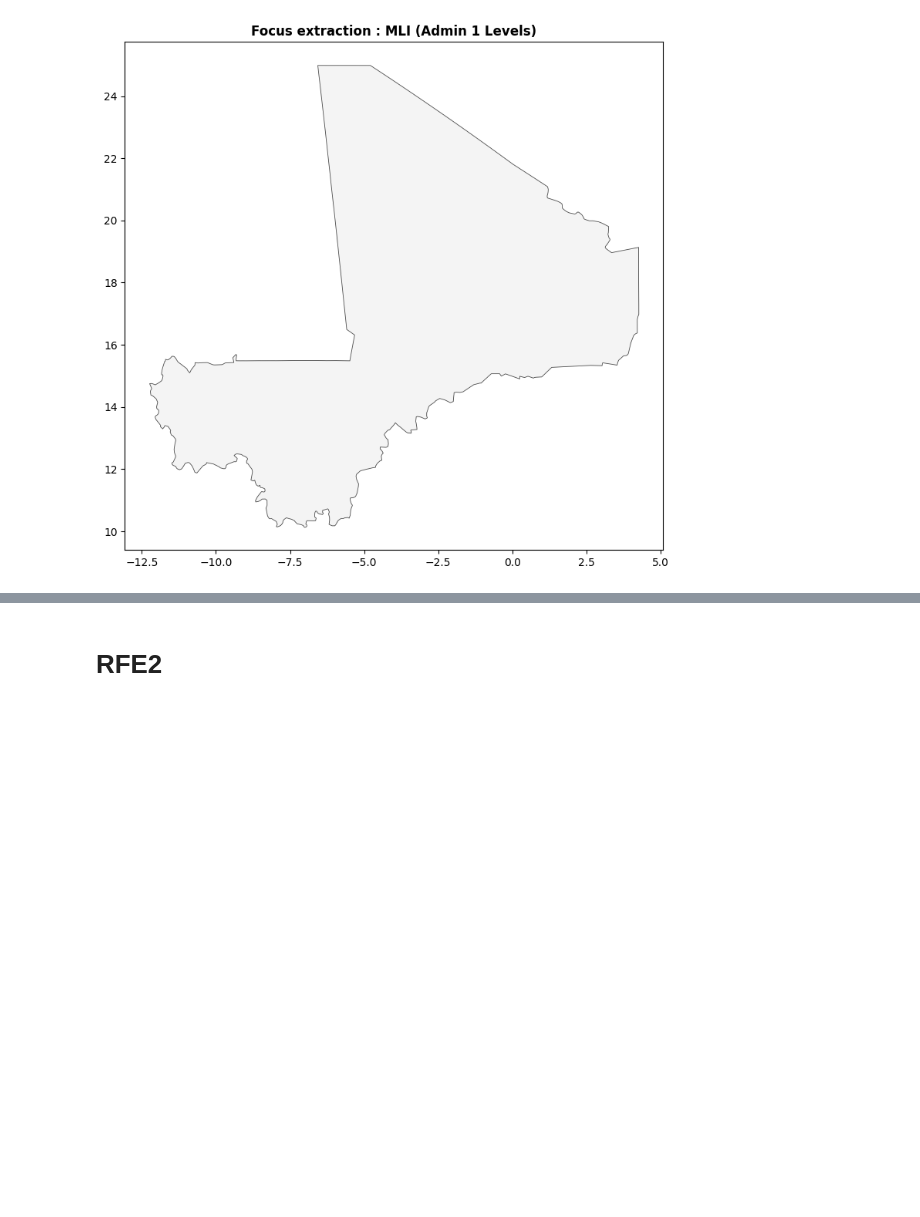
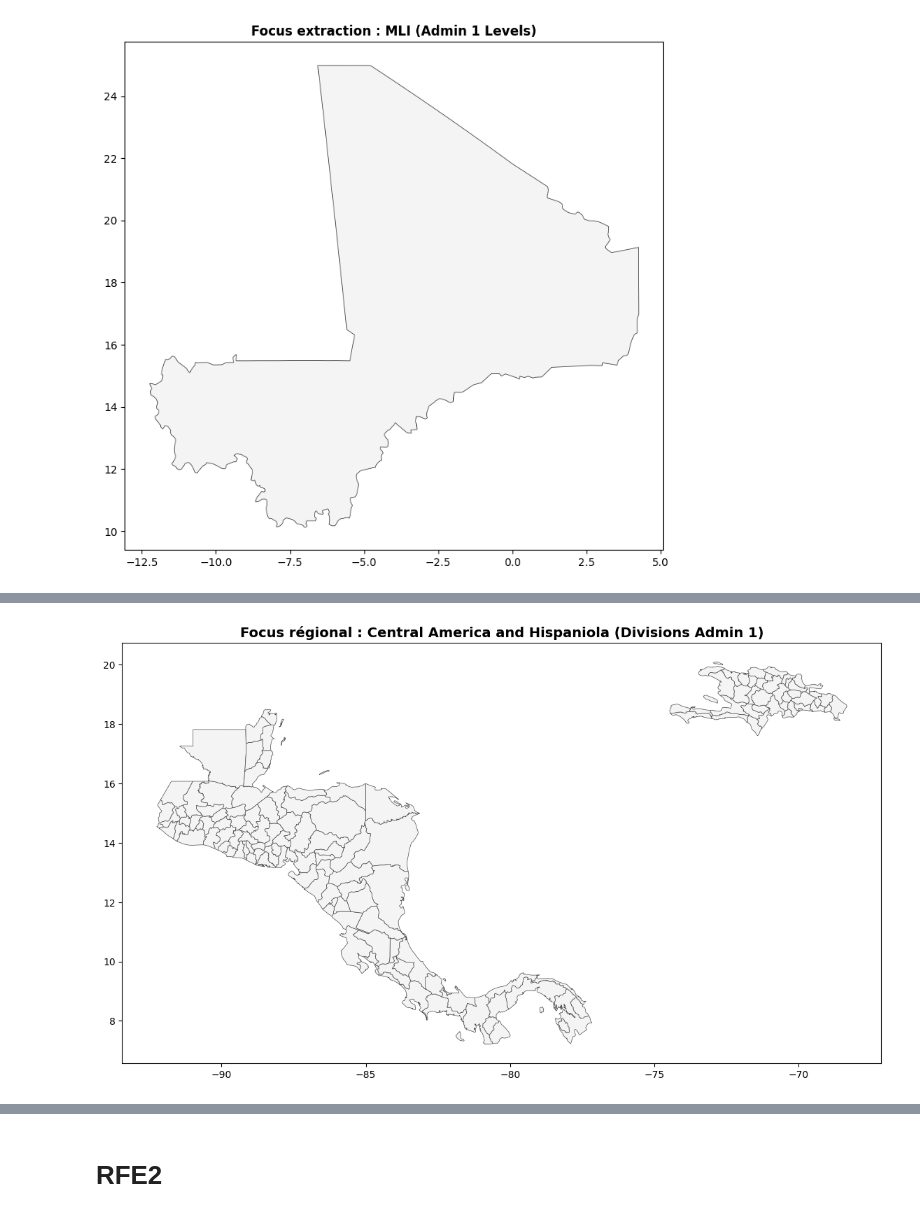
Before and after one commit to elmamounedieye/pycmt, a Jupyter notebook: src/pycmt/modules/Untitled-1.ipynb, the cells around one changed output, grey strips where cells are left out. Saved outputs shown, nothing was run; the diff lists cells and outputs as text; code cells hidden in the pictures; blank space fills up the shorter version.

```diff
--- a/src/pycmt/modules/Untitled-1.ipynb
+++ b/src/pycmt/modules/Untitled-1.ipynb
@@ -2406,3 +2406,87 @@ if not country_focus.empty:
 💾 Sauvegarde du Shapefile régional dans C:\Users\HP\Desktop\pycmt\src\pycmt\data\gis_resources\countries\MLI_adm...
 🎯 Focus géographique calculé (Extent pour Cartopy) : [-12.744832992548538, 4.751388549342153, 9.642151832840852, 25.50027465884847]
 [figure]
+# %%
+from pathlib import Path
+import geopandas as gpd
+import matplotlib.pyplot as plt
+from shapely.validation import make_valid
+
+# 1. Configuration des chemins d'accès
+base_dir = Path.cwd().resolve().parent / "data"
+world_shp_path = base_dir / "WRL_adm" / "WRL_adm1.shp"
+output_dir = base_dir / "regions"
+
+# Nom de la région cible et du dossier de sauvegarde
+target_region_name = "Central America and Hispaniola" # "Central America and Hispaniola"
+region_folder_name = "CAH"#"central_america_hispaniola"
+
+cached_shp_path = output_dir / region_folder_name / f"{region_folder_name}_adm1.shp"
+
+# 2. DICTIONNAIRE DE SECOURS (Avec les codes 'adm0_a3' précis de votre fichier)
+# Ajout de DOM (République Dominicaine) et HTI (Haïti) aux pays d'Amérique Centrale
+REGIONS_DICTIONARY = {
+    "Central America and Hispaniola": [
+        "BLZ", "CRI", "SLV", "GTM", "HND", "NIC", "PAN",  # Amérique Centrale
+        "DOM", "HTI"                                      # Hispaniola (Caraïbes)
+    ],
+    "West Africa": ["BEN", "BFA", "CPV", "CIV", "GMB", "GHA", "GIN", "GNB", "LBR", "MLI", "MRT", "NER", "NGA", "SEN", "SLE", "TGO"],
+    "East Africa": ["BDI", "COM", "DJI", "ERI", "ETH", "KEN", "MDG", "MWI", "MUS", "MOZ", "RWA", "SEY", "SOM", "SSD", "TZA", "UGA", "ZMB", "ZWE"],
+    "Southern Africa": ["BWA", "LSO", "NAM", "ZAF", "SWZ"],
+    "Northern South America": ["COL", "VEN", "GUY", "SUR", "ECU", "PER"],
+    "Central Asia": ["KAZ", "KGZ", "TJK", "TKM", "UZB"]
+}
+
+# 3. OPTIMISATION : Si ce découpage existe déjà, chargement instantané en cache (0.05s)
+if cached_shp_path.exists():
+    print(f"🔍 Cache trouvé. Chargement du Shapefile pour : {target_region_name}...")
+    region_focus = gpd.read_file(cached_shp_path)
+else:
+    # 4. Première exécution : Chargement et filtrage depuis le gros fichier mondial
+    if not world_shp_path.exists():
+        raise FileNotFoundError(f"❌ Le fichier mondial source est introuvable : {world_shp_path}")
+
+    print("🌍 Chargement du Shapefile mondial WRL_adm1 (patientez quelques secondes)...")
+    world = gpd.read_file(world_shp_path)
+
+    print(f"✂️ Extraction de la zone personnalisée : {target_region_name}...")
+
+    # Pour ce cas hybride (Amérique Centrale + Île des Caraïbes), on utilise directement
+    # la colonne 'adm0_a3' avec notre dictionnaire de secours pour un ciblage parfait
+    if target_region_name in REGIONS_DICTIONARY:
+        iso_list = REGIONS_DICTIONARY[target_region_name]
+        region_focus = world[world["adm0_a3"].isin(iso_list)].copy()
+    else:
+        raise ValueError(f"❌ La région '{target_region_name}' n'est pas définie dans le dictionnaire.")
+
+    if region_focus.empty:
+        print(f"❌ Erreur : Aucun polygone trouvé pour la liste de pays demandée.")
+    else:
+        # Nettoyage et réparation géométrique de sécurité
+        region_focus = region_focus.to_crs("EPSG:4326")
+        region_focus["geometry"] = region_focus.geometry.apply(make_valid)
+        region_focus = region_focus[region_focus.is_valid & (~region_focus.geometry.is_empty)]
+
+        # Sauvegarde du Shapefile combiné pour les lancements futurs
+        cached_shp_path.parent.mkdir(parents=True, exist_ok=True)
+        print(f"💾 Sauvegarde du Shapefile régional dans {cached_shp_path.parent}...")
+        region_focus.to_file(cached_shp_path)
+
+# 5. Traitement cartographique et calcul du focus visuel automatique
+if not region_focus.empty:
+    bounds = region_focus.total_bounds
+    pad = 1.0  # Marge de sécurité pour bien voir l'océan Pacifique et la mer des Caraïbes
+    extent_box = [
+        bounds[0] - pad,
+        bounds[2] + pad,
+        bounds[1] - pad,
+        bounds[3] + pad,
+    ]
+    print(f"🎯 Focus géographique calculé (Extent pour Cartopy) : {extent_box}")
+
+    # Visualisation de contrôle (Affichera l'isthme central étiré jusqu'à l'île d'Hispaniola)
+    fig, ax = plt.subplots(figsize=(14, 8))
+    region_focus.plot(ax=ax, facecolor="#f4f4f4", edgecolor="#4a4a4a", linewidth=0.5)
+    ax.set_title(f"Focus régional : {target_region_name} (Divisions Admin 1)", fontsize=14, fontweight='bold')
+    plt.show()
+# %% [output]
@@ -2408,0 +2497 @@ if not country_focus.empty:
+[figure, added]
```
Also changed, not shown: parts of 2 cells of this notebook, 1 other file.
